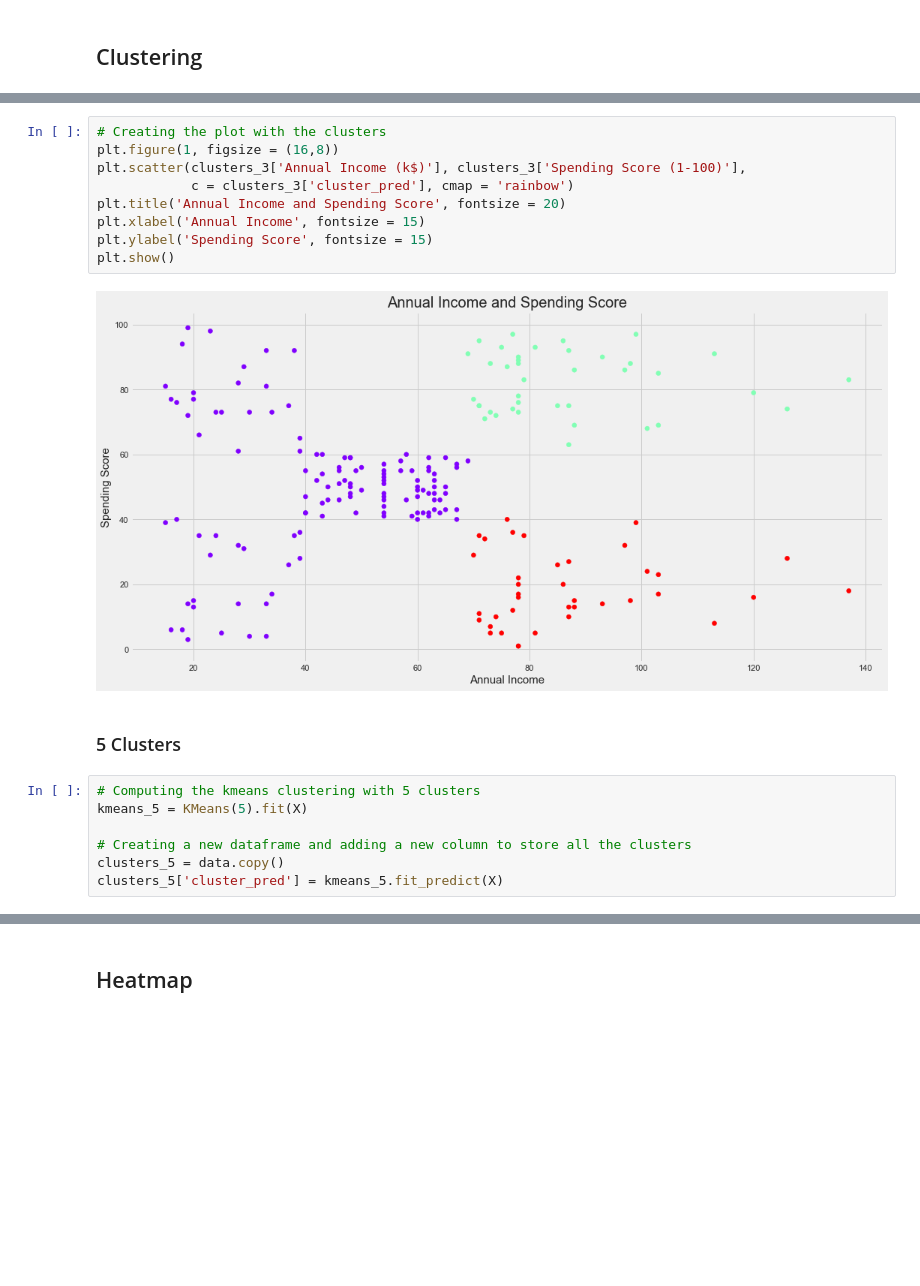
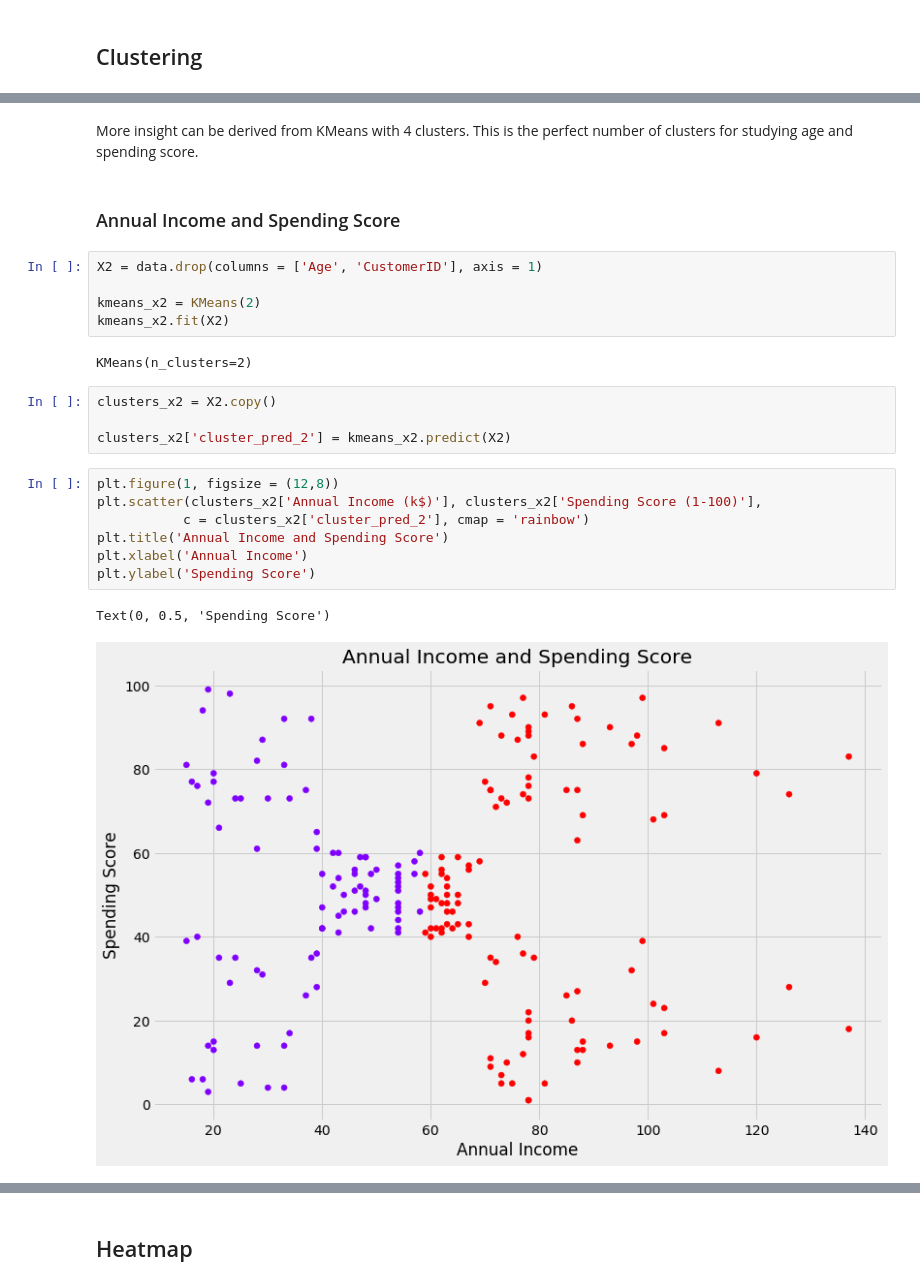
Before and after one commit to plolla/Mall-Customer-Segmentation, a Jupyter notebook: Mall Customer Segmentation.ipynb, the cells around one changed output, grey strips where cells are left out. Saved outputs shown, nothing was run; the diff lists cells and outputs as text; blank space fills up the shorter version.

```diff
--- a/Mall Customer Segmentation.ipynb
+++ b/Mall Customer Segmentation.ipynb
@@ -290,20 +328,25 @@ clusters_3['cluster_pred'] = kmeans_3.fit_predict(X)
+# %% [markdown]
+More insight can be derived from KMeans with 4 clusters. This is the perfect number of clusters for studying age and spending score.
+# %% [markdown]
+### Annual Income and Spending Score
+# %%
+X2 = data.drop(columns = ['Age', 'CustomerID'], axis = 1)
+
+kmeans_x2 = KMeans(2)
+kmeans_x2.fit(X2)
+# %% [output]
+KMeans(n_clusters=2)
+# %%
+clusters_x2 = X2.copy()
+
+clusters_x2['cluster_pred_2'] = kmeans_x2.predict(X2)
 # %%
-# Creating the plot with the clusters
-plt.figure(1, figsize = (16,8))
-plt.scatter(clusters_3['Annual Income (k$)'], clusters_3['Spending Score (1-100)'],
-            c = clusters_3['cluster_pred'], cmap = 'rainbow')
-plt.title('Annual Income and Spending Score', fontsize = 20)
-plt.xlabel('Annual Income', fontsize = 15)
-plt.ylabel('Spending Score', fontsize = 15)
-plt.show()
+plt.figure(1, figsize = (12,8))
+plt.scatter(clusters_x2['Annual Income (k$)'], clusters_x2['Spending Score (1-100)'],
+           c = clusters_x2['cluster_pred_2'], cmap = 'rainbow')
+plt.title('Annual Income and Spending Score')
+plt.xlabel('Annual Income')
+plt.ylabel('Spending Score')
 # %% [output]
+Text(0, 0.5, 'Spending Score')
-[figure, old version]
+[figure, new version]
-# %% [markdown]
-###  5 Clusters
-# %%
-# Computing the kmeans clustering with 5 clusters
-kmeans_5 = KMeans(5).fit(X)
-
-# Creating a new dataframe and adding a new column to store all the clusters
-clusters_5 = data.copy()
-clusters_5['cluster_pred'] = kmeans_5.fit_predict(X)
```
Also changed, not shown: parts of 46 cells of this notebook.
